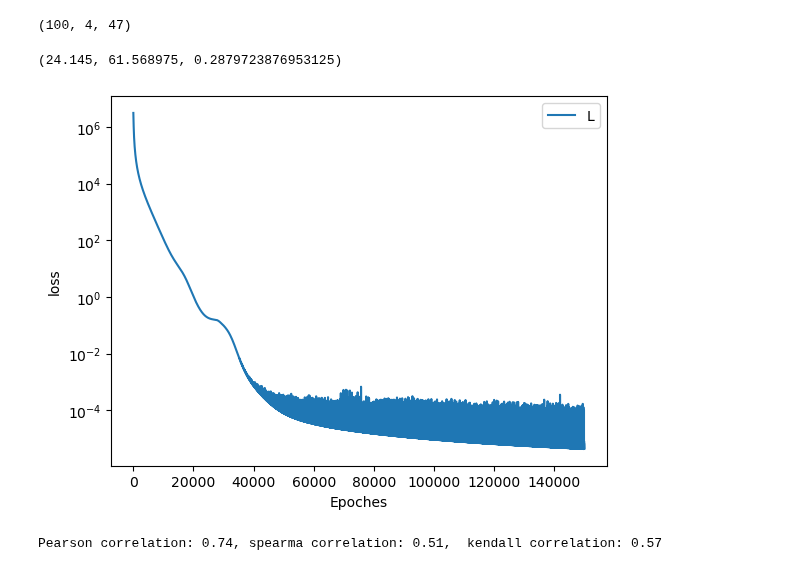
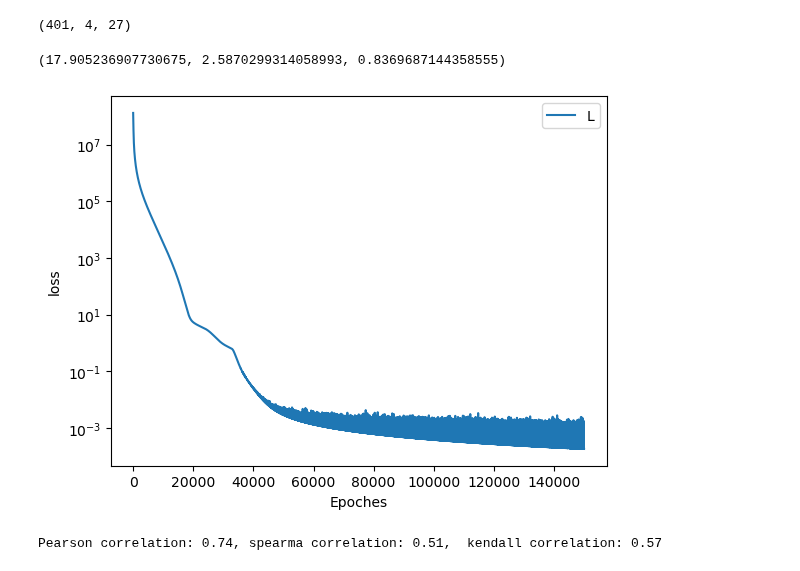
Before and after one commit to bizhili/Topology_Learning_Epis, a Jupyter notebook: readExperiment.ipynb, the cells around one changed output. Cells and saved outputs as stored; diff of their text form; code cells hidden in the pictures.

```diff
--- a/readExperiment.ipynb
+++ b/readExperiment.ipynb
@@ -78,36 +81,37 @@ identicalf= 0.01
 
 node= 100
 
 strain= 4
 
 #AA_RGG_identical_12_2_-1_0_100_10.0_150000
 #AA_ER_identical_13_4_-1_0_100_10.0_150000
 #AA_WS_identical_11_1_-1_0_100_10.0_150000
 #AA_WS_identical_11_4_-1_0_100_10.0_150000
 
 fileName= f"results/AA/AA_RGG_identical_{13}_{strain}_-1_0_100_{identicalf*1000}_150000.npz"
+fileName= "results/AA/AA_mobility_german_none_11_4_-1_0_100_10.0_150000.npz"
 IMatrix= torch.eye(node, device= "cpu")
 npzfile = np.load(fileName)
 loss= npzfile['loss']
 taus= npzfile["taus"]
 signal= npzfile['signal']
 PreAnp= npzfile['Apre']
 Awnp= npzfile['A']
 
 plt.plot(loss)
 plt.yscale("log")
 plt.xlabel("Epoches")
 plt.ylabel("loss")
 plt.legend("Loss")
 
 
 print(signal.shape)
 
 analyse_signal(signal)
 # %% [output]
-(100, 4, 47)
+(401, 4, 27)
-(24.145, 61.568975, 0.2879723876953125)
+(17.905236907730675, 2.5870299314058993, 0.8369687144358555)
-[figure, old version]
+[figure, new version]
 # %%
 #AA_WS_identical_11_4_-1_0_100_10.0_150000
 
```
Also changed, not shown: parts of 2 cells of this notebook, 8 other files.
